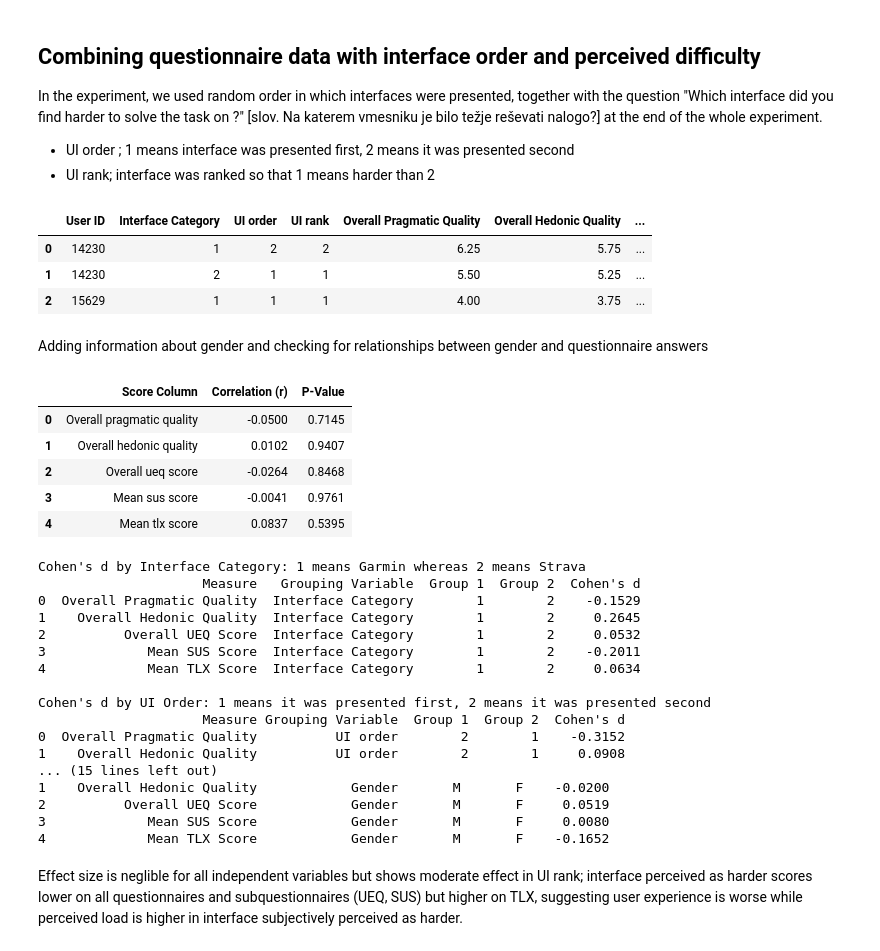
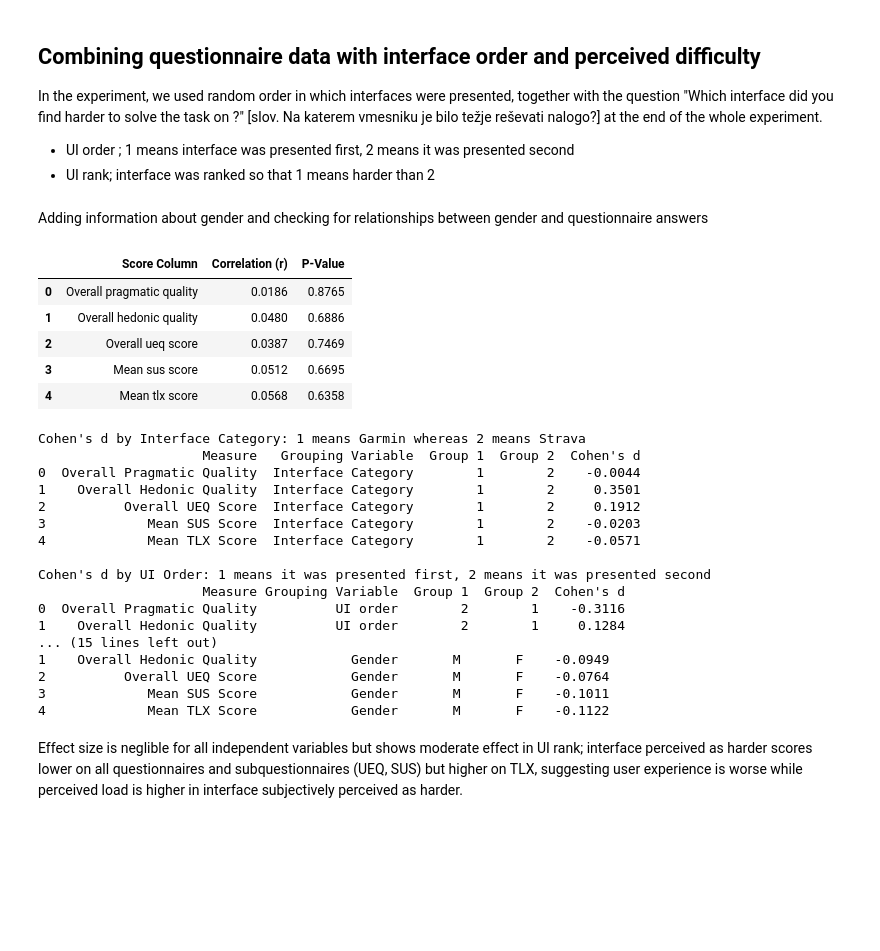
Before and after one commit to ggril/master_thesis, a Jupyter notebook: final_report.ipynb, the cells around one changed output. Drawn from its saved outputs; the diff is of its cells as text; code cells hidden in the pictures; blank space fills up the shorter version.

```diff
--- a/final_report.ipynb
+++ b/final_report.ipynb
@@ -15,7 +15,7 @@ NOTE!! preden začneš delat z novimi podatki, uvoženimi iz 1ke, moraš zamenja
 Reading data from a CSV file and changing values to numeric; column 1 is user ID, column 2 is category (1 - Garmin, 2 - Strava)
 # %%
 data_manager = DataManager(
-    responses_data_path="anketa_new.csv",
+    responses_data_path="anketa-01-13.csv",
     pupil_data_path=None
     )
 
@@ -131,39 +131,31 @@ In the experiment, we used random order in which interfaces were presented, toge
 ?" [slov. Na katerem vmesniku je bilo težje reševati nalogo?] at the end of the whole experiment.
 * UI order ; 1 means interface was presented first, 2 means it was presented second
 * UI rank; interface was ranked so that 1 means harder than 2
-# %%
-full_data=pd.read_csv("updated_combined_scores.csv", delimiter=";")
-full_data.head(3)
-# %% [output]
-|  | User ID | Interface Category | UI order | UI rank | Overall Pragmatic Quality | Overall Hedonic Quality | ... |
-| 0 | 14230 | 1 | 2 | 2 | 6.25 | 5.75 | ... |
-| 1 | 14230 | 2 | 1 | 1 | 5.50 | 5.25 | ... |
-| 2 | 15629 | 1 | 1 | 1 | 4.00 | 3.75 | ... |
 # %% [markdown]
 Adding information about gender and checking for relationships between gender and questionnaire answers
 # %%
 score_columns = [
     'Overall Pragmatic Quality',
     'Overall Hedonic Quality',
     'Overall UEQ Score',
     'Mean SUS Score',
     'Mean TLX Score'
 ]
 independent_variables = ['Interface Category', 'UI rank', 'UI order', 'Gender']
 
 list_females=[
     83213, 63367, 60734, 37786, 74931, 16836, 39081, 62968, 84586, 16063,
-    31434, 15629, 24603, 40280, 69163, 14076, 96066
+    31434, 15629, 24603, 40280, 69163, 14076, 96066, 70885, 26286
 ]
 data_manager.assign_gender(full_data, list_females)
 analyst.gender_cor(full_data, score_columns)
 # %% [output]
 |  | Score Column | Correlation (r) | P-Value |
-| 0 | Overall pragmatic quality | -0.0500 | 0.7145 |
-| 1 | Overall hedonic quality | 0.0102 | 0.9407 |
-| 2 | Overall ueq score | -0.0264 | 0.8468 |
-| 3 | Mean sus score | -0.0041 | 0.9761 |
-| 4 | Mean tlx score | 0.0837 | 0.5395 |
+| 0 | Overall pragmatic quality | 0.0186 | 0.8765 |
+| 1 | Overall hedonic quality | 0.0480 | 0.6886 |
+| 2 | Overall ueq score | 0.0387 | 0.7469 |
+| 3 | Mean sus score | 0.0512 | 0.6695 |
+| 4 | Mean tlx score | 0.0568 | 0.6358 |
 # %%
 
 # Compute Cohen's d for Interface Category
@@ -188,21 +180,21 @@ print(cohen_d_gender)
 # %% [output]
 Cohen's d by Interface Category: 1 means Garmin whereas 2 means Strava
                      Measure   Grouping Variable  Group 1  Group 2  Cohen's d
-0  Overall Pragmatic Quality  Interface Category        1        2    -0.1529
-1    Overall Hedonic Quality  Interface Category        1        2     0.2645
-2          Overall UEQ Score  Interface Category        1        2     0.0532
-3             Mean SUS Score  Interface Category        1        2    -0.2011
-4             Mean TLX Score  Interface Category        1        2     0.0634
+0  Overall Pragmatic Quality  Interface Category        1        2    -0.0044
+1    Overall Hedonic Quality  Interface Category        1        2     0.3501
+2          Overall UEQ Score  Interface Category        1        2     0.1912
+3             Mean SUS Score  Interface Category        1        2    -0.0203
+4             Mean TLX Score  Interface Category        1        2    -0.0571
 
 Cohen's d by UI Order: 1 means it was presented first, 2 means it was presented second
                      Measure Grouping Variable  Group 1  Group 2  Cohen's d
-0  Overall Pragmatic Quality          UI order        2        1    -0.3152
-1    Overall Hedonic Quality          UI order        2        1     0.0908
+0  Overall Pragmatic Quality          UI order        2        1    -0.3116
+1    Overall Hedonic Quality          UI order        2        1     0.1284
 ... (15 lines left out)
-1    Overall Hedonic Quality            Gender       M       F    -0.0200
-2          Overall UEQ Score            Gender       M       F     0.0519
-3             Mean SUS Score            Gender       M       F     0.0080
-4             Mean TLX Score            Gender       M       F    -0.1652
+1    Overall Hedonic Quality            Gender       M       F    -0.0949
+2          Overall UEQ Score            Gender       M       F    -0.0764
+3             Mean SUS Score            Gender       M       F    -0.1011
+4             Mean TLX Score            Gender       M       F    -0.1122
 # %% [markdown]
 Effect size is neglible for all independent variables but shows moderate effect in UI rank; interface perceived as harder scores lower on all questionnaires and subquestionnaires (UEQ, SUS) but higher on TLX, suggesting user experience is worse while perceived load is higher in interface subjectively perceived as harder.
 # %%
```
Also changed, not shown: parts of 13 cells of this notebook, 3 other files.
